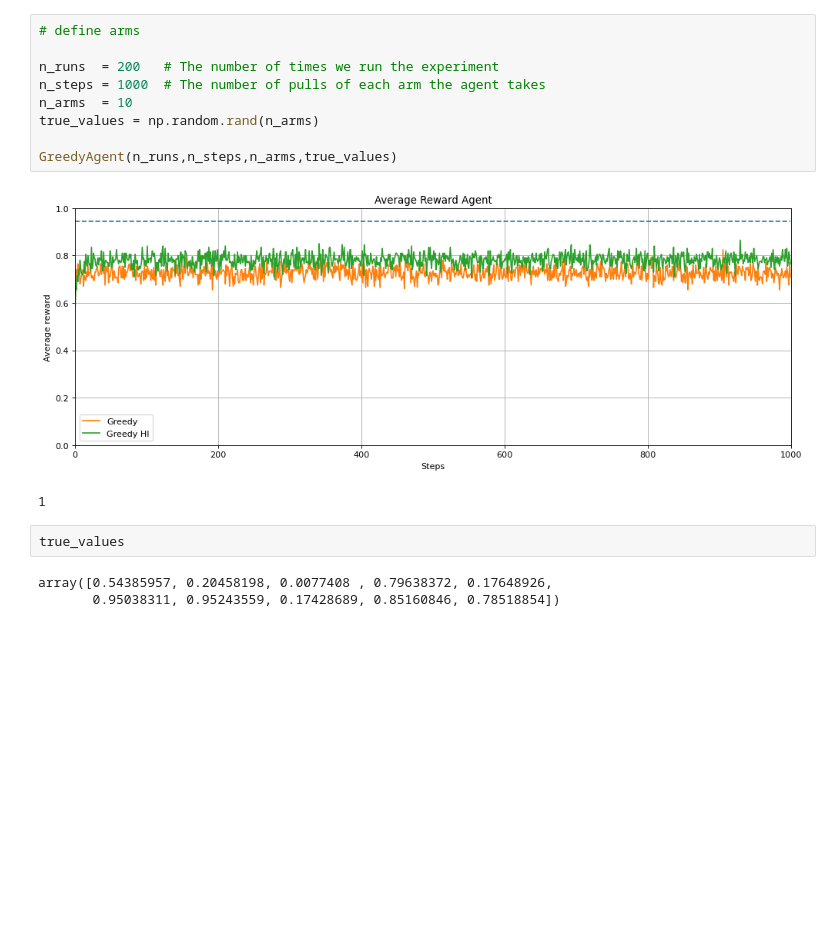
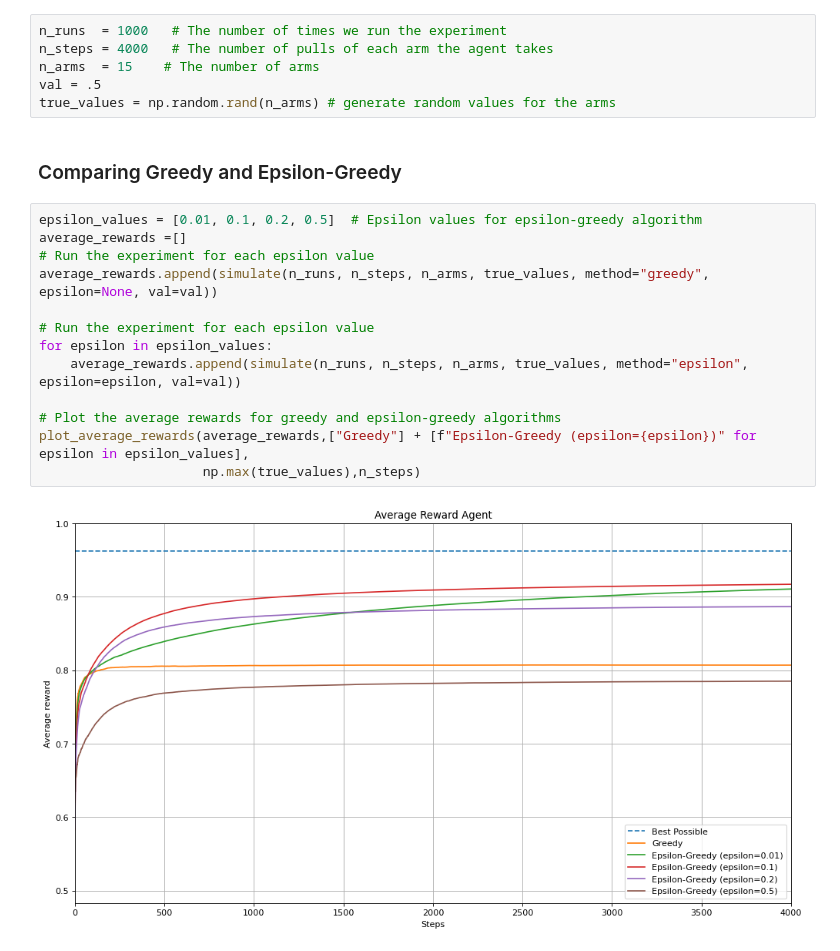
Before and after one commit to OmerShiranC/RL-Project, a Jupyter notebook: MAB.ipynb, the cells around one changed output. Cells and saved outputs as stored; diff of their text form; blank space fills up the shorter version.

```diff
--- a/MAB.ipynb
+++ b/MAB.ipynb
@@ -85,17 +147,23 @@ def GreedyAgent(n_runs,n_steps,n_arms,true_values):
 # %%
-# define arms
-
-n_runs  = 200   # The number of times we run the experiment
-n_steps = 1000  # The number of pulls of each arm the agent takes
-n_arms  = 10
-true_values = np.random.rand(n_arms)
-
-GreedyAgent(n_runs,n_steps,n_arms,true_values)
+n_runs  = 1000   # The number of times we run the experiment
+n_steps = 4000   # The number of pulls of each arm the agent takes
+n_arms  = 15    # The number of arms
+val = .5
+true_values = np.random.rand(n_arms) # generate random values for the arms
-# %% [output]
-[figure, removed]
-1
-# %%
-true_values
-# %% [output]
-array([0.54385957, 0.20458198, 0.0077408 , 0.79638372, 0.17648926,
-       0.95038311, 0.95243559, 0.17428689, 0.85160846, 0.78518854])
+# %% [markdown]
+### Comparing Greedy and Epsilon-Greedy
+# %%
+epsilon_values = [0.01, 0.1, 0.2, 0.5]  # Epsilon values for epsilon-greedy algorithm
+average_rewards =[]
+# Run the experiment for each epsilon value
+average_rewards.append(simulate(n_runs, n_steps, n_arms, true_values, method="greedy", epsilon=None, val=val))
+
+# Run the experiment for each epsilon value
+for epsilon in epsilon_values:
+    average_rewards.append(simulate(n_runs, n_steps, n_arms, true_values, method="epsilon", epsilon=epsilon, val=val))
+
+# Plot the average rewards for greedy and epsilon-greedy algorithms
+plot_average_rewards(average_rewards,["Greedy"] + [f"Epsilon-Greedy (epsilon={epsilon})" for epsilon in epsilon_values],
+                     np.max(true_values),n_steps)
+# %% [output]
+[figure, added]
```
Also changed, not shown: parts of 9 cells of this notebook.
